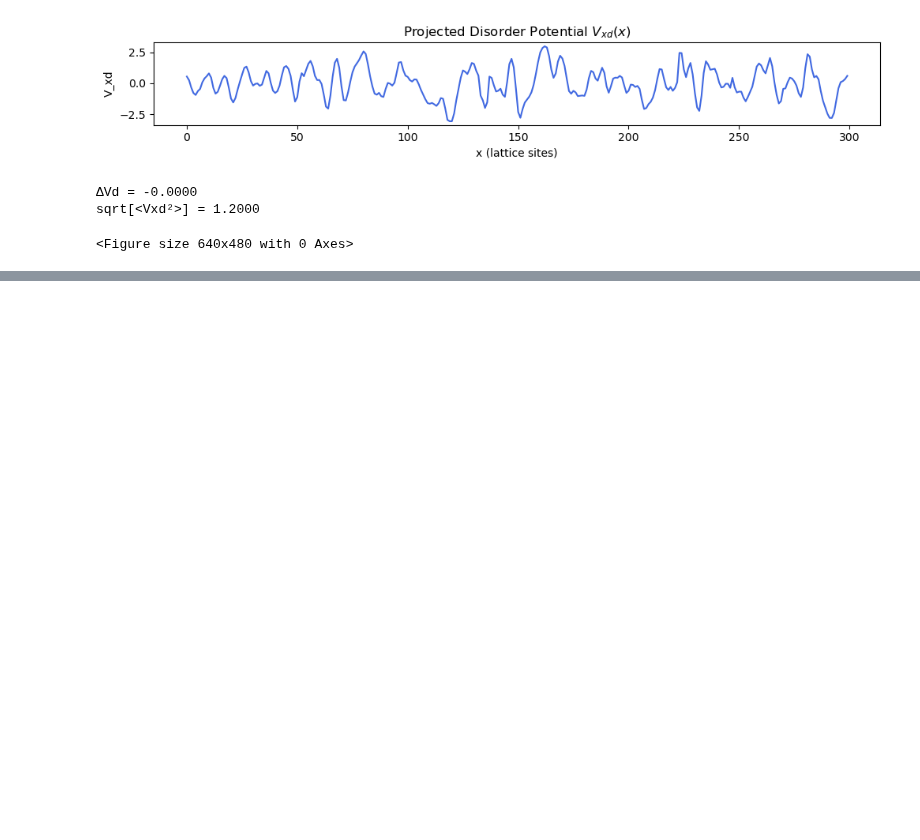
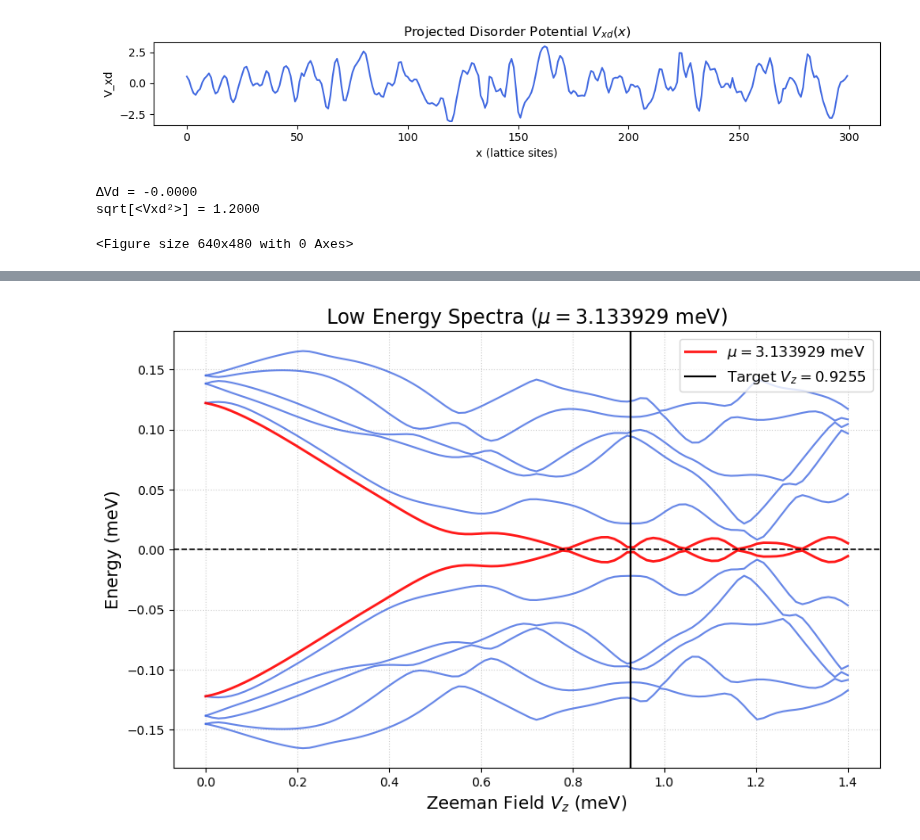
Before and after one commit to polianahp/Nonlocality-of-local-Andreev-conductances-as-a-probe-for-topological-Majorana-wires, a Jupyter notebook: Nathan-testing.ipynb, the cells around one changed output, grey strips where cells are left out. Saved outputs shown, nothing was run; the diff lists cells and outputs as text; code cells hidden in the pictures; blank space fills up the shorter version.

```diff
--- a/Nathan-testing.ipynb
+++ b/Nathan-testing.ipynb
@@ -436,3 +513,60 @@ array([0.00503296, 0.01731228, 0.02926027, 0.03309615, 0.02674149,
+# %%
+import numpy as np
+import matplotlib.pyplot as plt
+from pathlib import Path
+
+# Set targets based on the current calculation block
+target_mu = mutarget
+target_vz = V_z  # The value where the vertical line will be drawn
+
+# Your data is already organized! No need to filter or sort.
+plot_vz = Vzs
+plot_spectra = evals
+
+# 1. Create the Figure
+fig, ax1 = plt.subplots(figsize=(9, 6), dpi=100)
+
+# Calculate the middle indices to isolate the states closest to E=0
+# For kvals=12, mid_idx is 6. So the red states are 5 and 6.
+mid_idx = kvals // 2
+
+# 2. Plot the bulk states in standard blue
+# States below E=0
+ax1.plot(plot_vz, plot_spectra[:, :mid_idx-1], color='royalblue', alpha=0.8, linewidth=1.5)
+# States above E=0
+ax1.plot(plot_vz, plot_spectra[:, mid_idx+1:], color='royalblue', alpha=0.8, linewidth=1.5)
+
+# 3. Plot the two states closest to E=0 in red
+ax1.plot(plot_vz, plot_spectra[:, mid_idx-1:mid_idx+1], color='red', alpha=0.9, linewidth=2.0, label=rf"$\mu = {target_mu}$ meV")
+
+# 4. Add Zero-energy and Target Vz reference lines
+ax1.axhline(0, color='black', linestyle='--', linewidth=1.2)
+ax1.axvline(target_vz, color='black', linestyle='-', linewidth=1.5, label=f"Target $V_z = {target_vz}$")
+
+# 5. Formatting
+ax1.set_xlabel(r"Zeeman Field $V_z$ (meV)", fontsize=14)
+ax1.set_ylabel("Energy (meV)", fontsize=14)
+ax1.set_title(f"Low Energy Spectra ($\mu = {target_mu}$ meV)", fontsize=16)
+ax1.grid(True, linestyle=':', alpha=0.6)
+
+# Handle legend deduplication
+handles, labels = ax1.get_legend_handles_labels()
+by_label = dict(zip(labels, handles))
+ax1.legend(by_label.values(), by_label.keys(), loc='upper right', fontsize=12)
+
+# Clean up layout
+plt.tight_layout()
+
+# Save logic (Uncomment and set plot_dir if you need to save to disk)
+# plot_dir = Path("Plots")
+# plot_dir.mkdir(exist_ok=True)
+# fname = f"Spectra_mu_{str(target_mu).replace('.','_')}.png"
+# fig.savefig(plot_dir / fname, dpi=300, bbox_inches='tight')
+
+# Show the plot in the notebook
+plt.show()
+# %% [output]
+[figure, added]
 # %%
 #import matplotlib.pyplot as plt
 #import numpy as np
```
Also changed, not shown: parts of 18 cells of this notebook, 6 other files.
